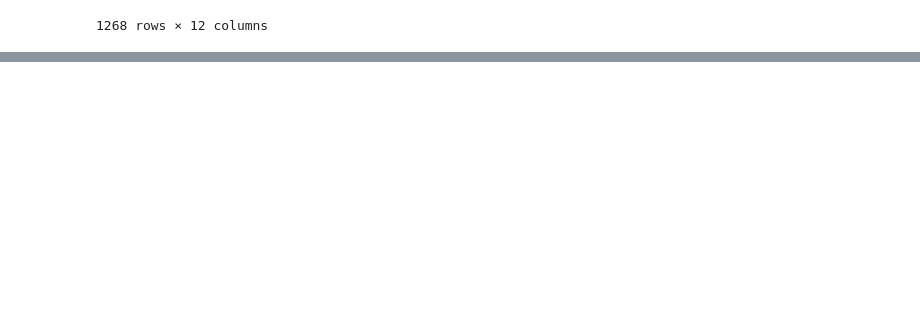
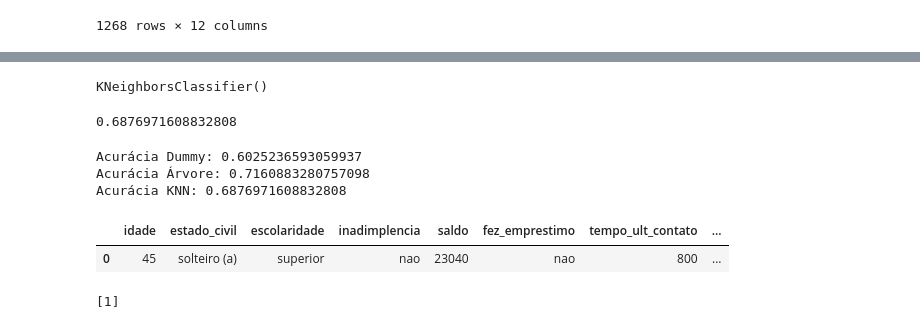
Before and after one commit to caiopereira-developer/classificacao_dados_ml, a Jupyter notebook: analise_exploratoria.ipynb, the cells around one changed output, grey strips where cells are left out. Drawn from its saved outputs; the diff is of its cells as text; code cells hidden in the pictures; blank space fills up the shorter version.

```diff
--- a/analise_exploratoria.ipynb
+++ b/analise_exploratoria.ipynb
@@ -120,0 +239,20 @@ pd.DataFrame(x, columns = one_hot.get_feature_names_out(colunas))
+# %%
+from sklearn.neighbors import KNeighborsClassifier
+
+knn = KNeighborsClassifier()
+knn.fit(x_treino_normalizado, y_treino)
+# %% [output]
+KNeighborsClassifier()
+# %%
+x_teste_normalizado = normalizacao.transform(x_teste)
+knn.score(x_teste_normalizado, y_teste)
+# %% [output]
+0.6876971608832808
+# %%
+print(f'Acurácia Dummy: {dummy.score(x_teste, y_teste)}')
+print(f'Acurácia Árvore: {arvore.score(x_teste, y_teste)}')
+print(f'Acurácia KNN: {knn.score(x_teste_normalizado, y_teste)}')
+# %% [output]
+Acurácia Dummy: 0.6025236593059937
+Acurácia Árvore: 0.7160883280757098
+Acurácia KNN: 0.6876971608832808
@@ -120,0 +267,27 @@ pd.DataFrame(x, columns = one_hot.get_feature_names_out(colunas))
+# %%
+novo_dado = {
+    'idade': [45],
+    'estado_civil':['solteiro (a)'],
+    'escolaridade':['superior'],
+    'inadimplencia': ['nao'],
+    'saldo': [23040],
+    'fez_emprestimo': ['nao'],
+    'tempo_ult_contato': [800],
+    'numero_contatos': [4]
+}
+
+novo_dado = pd.DataFrame(novo_dado)
+novo_dado
+# %% [output]
+|  | idade | estado_civil | escolaridade | inadimplencia | saldo | fez_emprestimo | tempo_ult_contato | ... |
+| 0 | 45 | solteiro (a) | superior | nao | 23040 | nao | 800 | ... |
+# %%
+modelo_one_hot = pd.read_pickle('modelo_onehotenc.pkl')
+modelo_arvore = pd.read_pickle('modelo_arvore.pkl')
+
+novo_dado = modelo_one_hot.transform(novo_dado)
+previsao = modelo_arvore.predict(novo_dado)
+
+print(previsao)
+# %% [output]
+[1]
```
Also changed, not shown: parts of 20 cells of this notebook.
